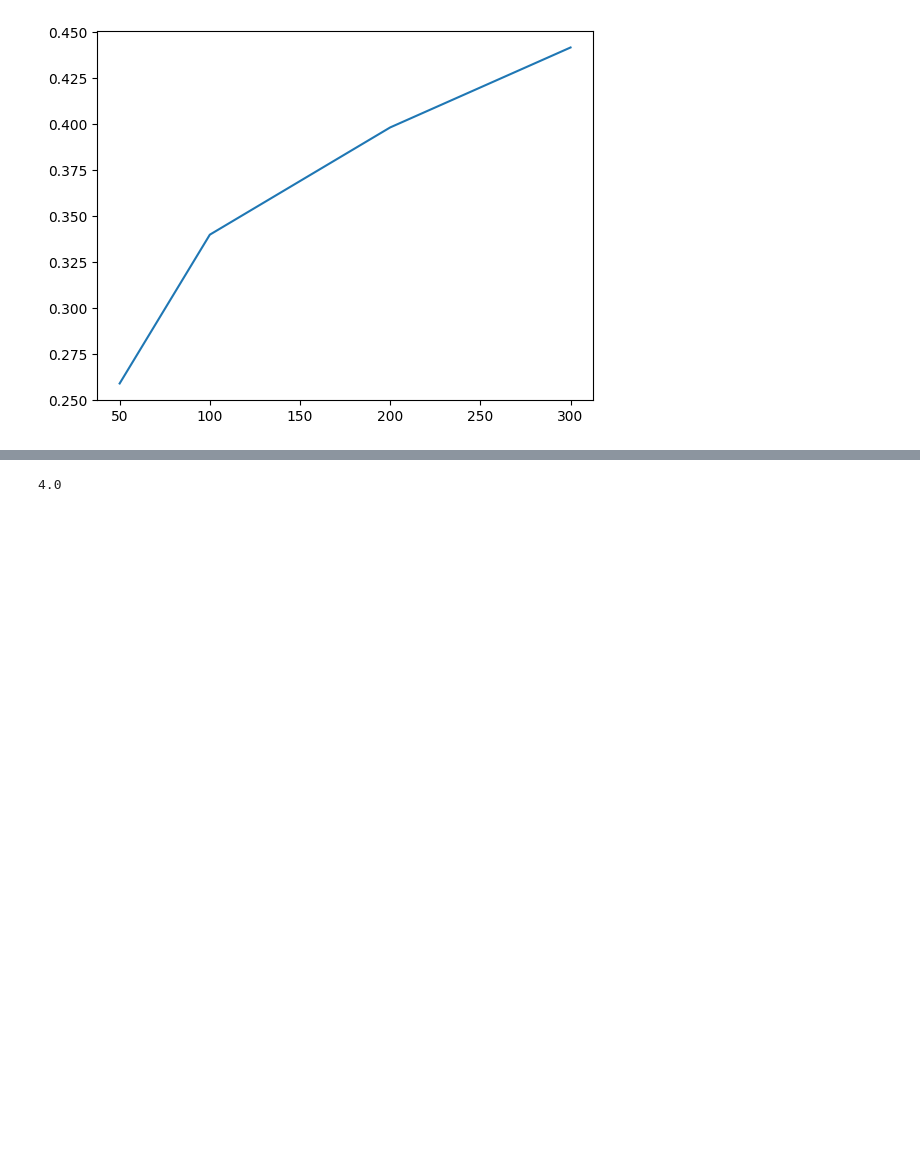
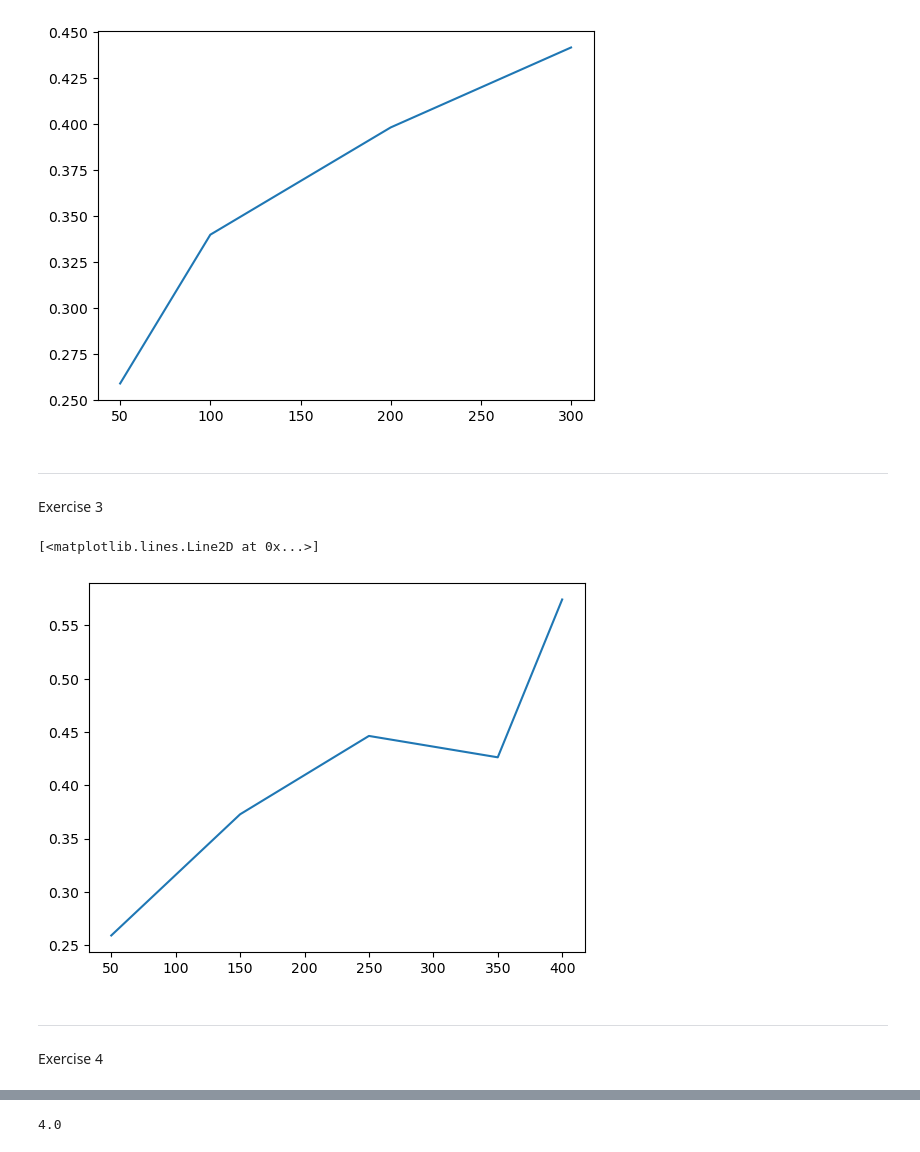
Before and after one commit to DDnerd001/cs3920, a Jupyter notebook: Lab4.ipynb, the cells around one changed output, grey strips where cells are left out. Saved outputs shown, nothing was run; the diff lists cells and outputs as text; code cells hidden in the pictures; blank space fills up the shorter version.

```diff
--- a/Lab4.ipynb
+++ b/Lab4.ipynb
@@ -109,3 +178,23 @@ plt.plot(train_sizes,results)
 # %% [output]
 [<matplotlib.lines.Line2D at 0x...>]
 [figure]
+# %% [markdown]
+___
+Exercise 3
+# %%
+knn = KNeighborsRegressor(n_neighbors=10)
+train_sizes = np.array([50,150, 250,350,400]) # sizes of training sets
+# that we will try
+results = np.empty(train_sizes.size)
+for k in range(train_sizes.size):
+    X_train, X_test, y_train, y_test = train_test_split(diabetes.data,
+        diabetes.target, train_size=train_sizes[k], random_state=42)
+    knn.fit(X_train, y_train)
+    results[k] = knn.score(X_test, y_test)
+plt.plot(train_sizes,results)
+# %% [output]
+[<matplotlib.lines.Line2D at 0x...>]
+[figure, added]
+# %% [markdown]
+___
+Exercise 4
```
Also changed, not shown: parts of 23 cells of this notebook, 1 other file.
